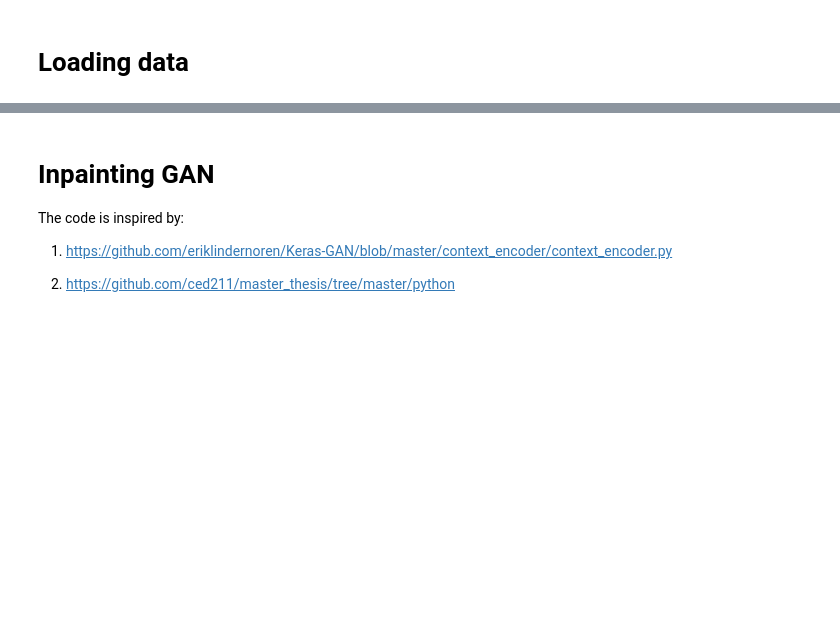
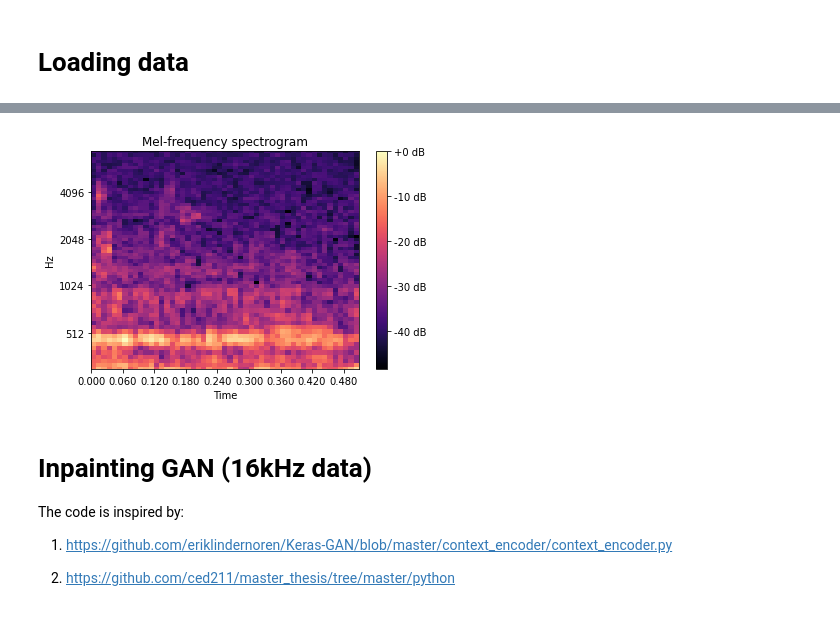
Before and after one commit to LIMUNIMI/TM-Pedretti_Davide-Sound_classification_in_the_presence_of_missing_samples, a Jupyter notebook: InpaintingGAN.ipynb, the cells around one changed output, grey strips where cells are left out. Cells and saved outputs as stored; diff of their text form; code cells hidden in the pictures; blank space fills up the shorter version.

Commit message:
update inpainting gan with spec.params. for YAMNet

```diff
--- a/InpaintingGAN.ipynb
+++ b/InpaintingGAN.ipynb
@@ -48,12 +67,0 @@ data = data.reshape(-1,32000,1)
-# %%
-import matplotlib.pyplot as plt
-
-def plot_spectrogram(X):
-  sr=8000
-  fig, ax = plt.subplots()
-  S_dB = librosa.power_to_db(X, ref=np.max)
-  img = librosa.display.specshow(S_dB, x_axis='time',
-                          y_axis='mel', sr=sr,
-                          fmax=8000, ax=ax)
-  fig.colorbar(img, ax=ax, format='%+2.0f dB')
-  ax.set(title='Mel-frequency spectrogram')
@@ -60,5 +176,9 @@ def plot_spectrogram(X):
+# %%
+plot_spectrogram(x_missing_mel)
+# %% [output]
+[figure, added]
 # %% [markdown]
-# Inpainting GAN
+# Inpainting GAN (16kHz data)
 The code is inspired by:
 
 1) https://github.com/eriklindernoren/Keras-GAN/blob/master/context_encoder/context_encoder.py
```
Also changed, not shown: parts of 36 cells of this notebook.
